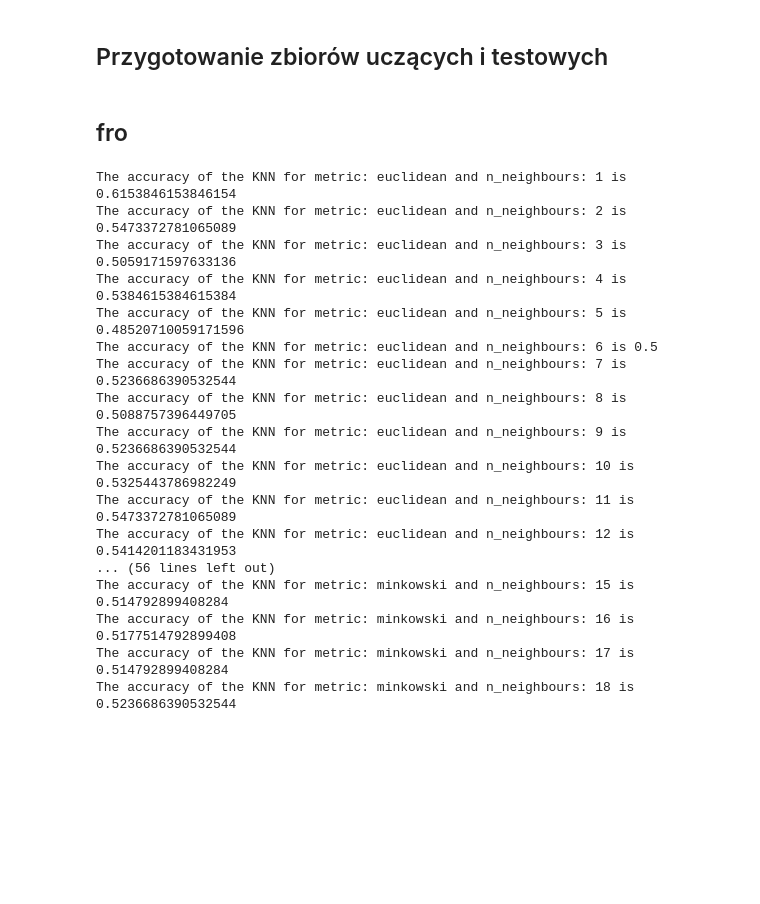
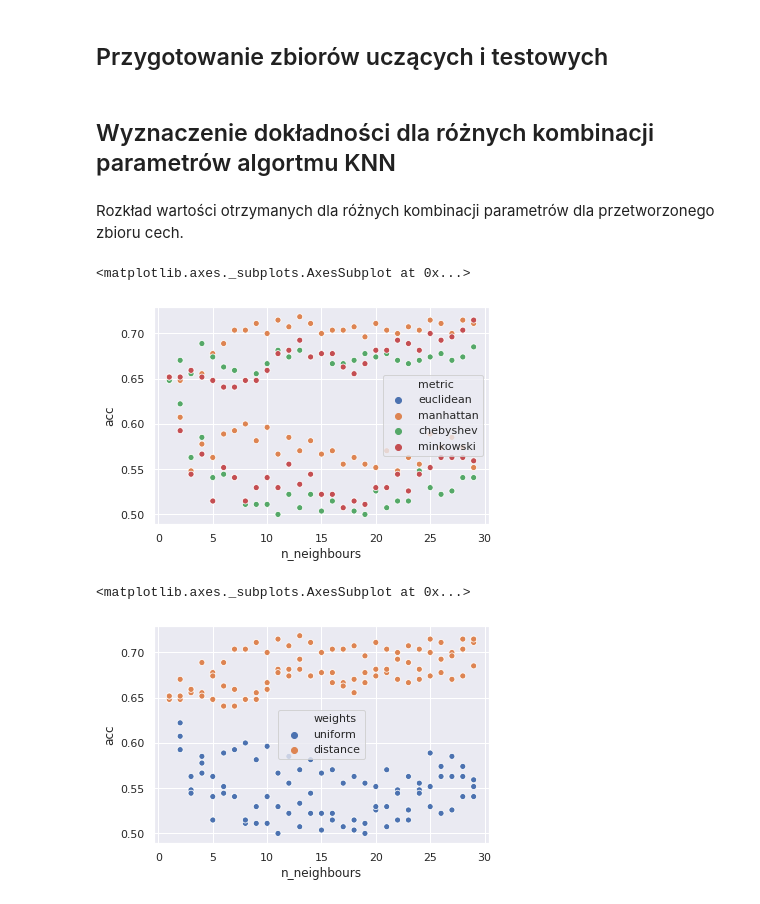
Before and after one commit to lynxoo/dmi_ue_wro, a Jupyter notebook: zad_Lab_3.ipynb, the cells around one changed output. Saved outputs shown, nothing was run; the diff lists cells and outputs as text; code cells hidden in the pictures; blank space fills up the shorter version.

```diff
--- a/zad_Lab_3.ipynb
+++ b/zad_Lab_3.ipynb
@@ -361,34 +361,41 @@ train_swd, test_swd, train_swr, test_swr = train_test_split(source_wine_data, so
-# %% [markdown]
-## fro
-# %%
-distance_metrics = ["euclidean", "manhattan", "chebyshev", "minkowski"]
-neighbours = range(1, 19)
-
-for m in distance_metrics:
-  for n in neighbours:
-    knn = KNeighborsClassifier(n_neighbors=n, metric=m)
-    knn.fit(train_wd, train_wr)
-    prediction=knn.predict(test_wd)
-    try:
-      acc = metrics.accuracy_score(prediction,test_wr)
-      print(f'The accuracy of the KNN for metric: {m} and n_neighbours: {n} is {acc}')
-    except:
-      pass
-# %% [output]
-The accuracy of the KNN for metric: euclidean and n_neighbours: 1 is 0.6153846153846154
-The accuracy of the KNN for metric: euclidean and n_neighbours: 2 is 0.5473372781065089
-The accuracy of the KNN for metric: euclidean and n_neighbours: 3 is 0.5059171597633136
-The accuracy of the KNN for metric: euclidean and n_neighbours: 4 is 0.5384615384615384
-The accuracy of the KNN for metric: euclidean and n_neighbours: 5 is 0.48520710059171596
-The accuracy of the KNN for metric: euclidean and n_neighbours: 6 is 0.5
-The accuracy of the KNN for metric: euclidean and n_neighbours: 7 is 0.5236686390532544
-The accuracy of the KNN for metric: euclidean and n_neighbours: 8 is 0.5088757396449705
-The accuracy of the KNN for metric: euclidean and n_neighbours: 9 is 0.5236686390532544
-The accuracy of the KNN for metric: euclidean and n_neighbours: 10 is 0.5325443786982249
-The accuracy of the KNN for metric: euclidean and n_neighbours: 11 is 0.5473372781065089
-The accuracy of the KNN for metric: euclidean and n_neighbours: 12 is 0.5414201183431953
-... (56 lines left out)
-The accuracy of the KNN for metric: minkowski and n_neighbours: 15 is 0.514792899408284
-The accuracy of the KNN for metric: minkowski and n_neighbours: 16 is 0.5177514792899408
-The accuracy of the KNN for metric: minkowski and n_neighbours: 17 is 0.514792899408284
-The accuracy of the KNN for metric: minkowski and n_neighbours: 18 is 0.5236686390532544
+# %% [markdown]
+## Wyznaczenie dokładności dla różnych kombinacji parametrów algortmu KNN
+# %%
+def compute(x,y, test_x, test_y, n, m,w):
+  knn = KNeighborsClassifier(n_neighbors=n, metric=m, weights=w)
+  knn.fit(x, y)
+  prediction=knn.predict(test_x)
+  acc = metrics.accuracy_score(prediction,test_y)
+  return acc
+
+def measure(x, y, test_x, test_y):
+  distance_metrics = ["euclidean", "manhattan", "chebyshev", "minkowski"]
+  weights = ['uniform', 'distance']
+  neighbours = range(1, 30)
+
+  data = []
+  for m in distance_metrics:
+    for w in weights:
+      for n in neighbours:
+        acc = compute(x,y, test_x, test_y, n, m,w)
+        data.append({'metric': m, 'n_neighbours': n, 'weights': w, 'acc':acc})
+  return data
+
+data = measure(train_wd, train_wr, test_wd, test_wr)
+acc_df = pd.DataFrame(data)
+
+data = measure(train_swd, train_swr, test_swd, test_swr)
+acc_source_df = pd.DataFrame(data)
+# %% [markdown]
+Rozkład wartości otrzymanych dla różnych kombinacji parametrów dla przetworzonego zbioru cech.
+# %%
+from seaborn import scatterplot
+scatterplot(data=acc_df, x='n_neighbours', y='acc', hue='metric')
+# %% [output]
+<matplotlib.axes._subplots.AxesSubplot at 0x...>
+[figure, added]
+# %%
+scatterplot(data=acc_df, x='n_neighbours', y='acc', hue='weights')
+# %% [output]
+<matplotlib.axes._subplots.AxesSubplot at 0x...>
+[figure, added]
```
Also changed, not shown: parts of 10 cells of this notebook.
